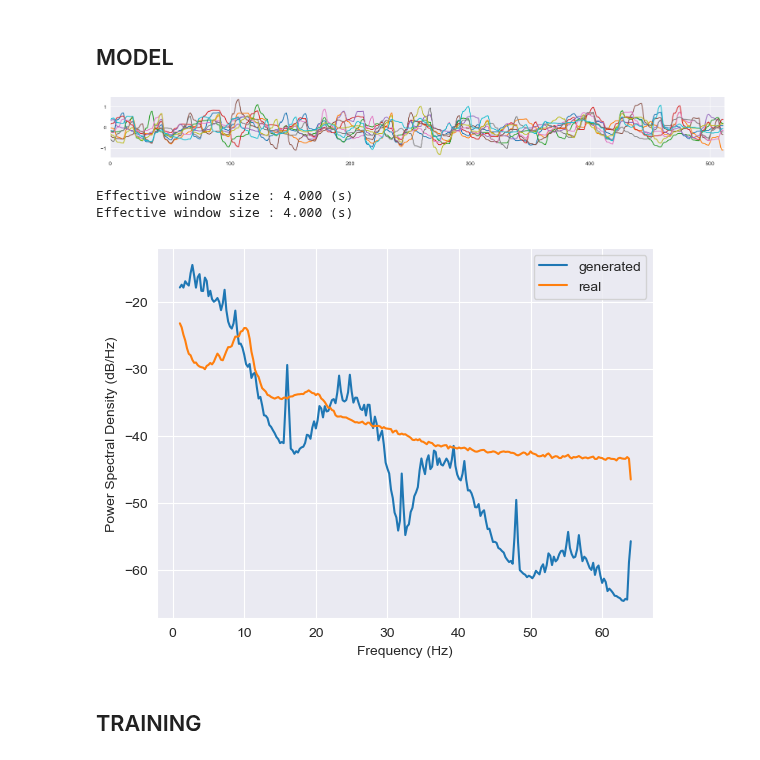
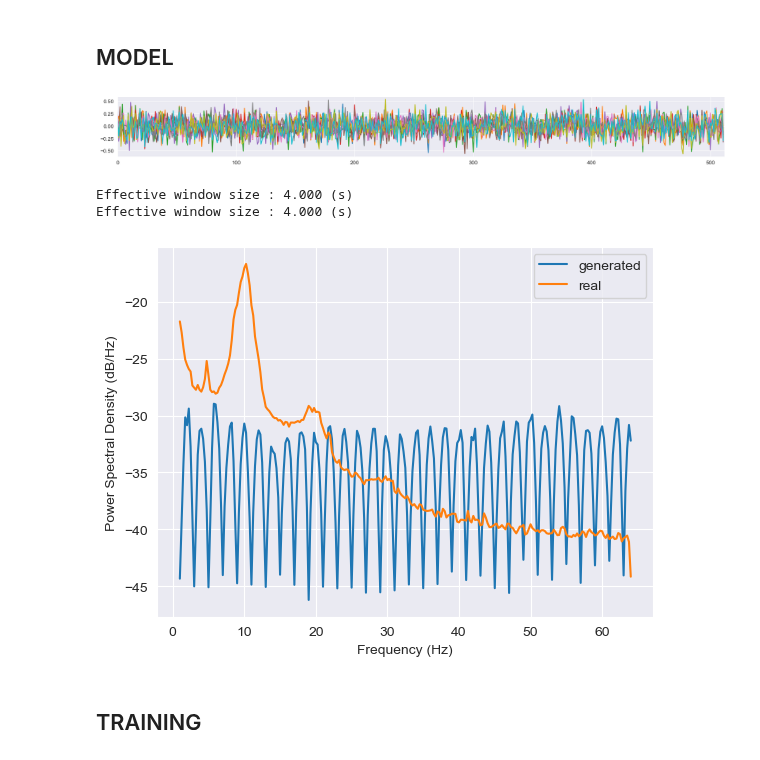
Before and after one commit to Yeganehfrh/EEGModalNet, a Jupyter notebook: notebooks/cWGAN.ipynb, the cells around one changed output. Saved outputs shown, nothing was run; the diff lists cells and outputs as text; code cells hidden in the pictures.

Commit message:
Update cWGAN implementation with new generator and critic architectures

```diff
--- a/notebooks/cWGAN.ipynb
+++ b/notebooks/cWGAN.ipynb
@@ -148,7 +148,7 @@ import numpy as np
 from pathlib import Path
 data_path = 'data/LEMON_data/EEG_Preprocessed/'
 
-channel = 'F1'
+channel = 'O1'
 filtering = False
 time_dim = 1024
 n_subject = 20
@@ -174,11 +174,12 @@ from src.EEGModalNet.models.cWGAN_v2 import cWGAN_GP
 # %%
 # 2. MODEL and Plot generated data by the model before training
 latent_dim = 128
 cwgan_gp = cWGAN_GP(time_dim=time_dim, feature_dim=1, latent_dim=latent_dim, n_subjects=n_subject)
-x_gen = cwgan_gp.generator(keras.random.normal((len(x), latent_dim+20), mean=x.mean(), stddev=x.std())).cpu().detach()
+noise = keras.random.normal((len(x), latent_dim), mean=x.mean(), stddev=x.std())
+x_gen = cwgan_gp.generator(noise, torch.tensor(sub, device='mps')).cpu().detach()
 plot_overlap(x_gen, n_seg=10, start_from=20)
 # %% [output]
-[figure, old version]
+[figure, new version]
 # %%
 plot_psd(x_gen, fmin=1, fmax=200, n_fft=512, label='generated', show=False)
 plot_psd(x, fmin=1, fmax=200, n_fft=512, label='real', show=True)
@@ -186,7 +187,7 @@ plt.show()
 # %% [output]
 Effective window size : 4.000 (s)
 Effective window size : 4.000 (s)
-[figure, old version]
+[figure, new version]
 # %% [markdown]
 ## TRAINING
 # %%
```
Also changed, not shown: parts of 5 cells of this notebook, 2 other files.
